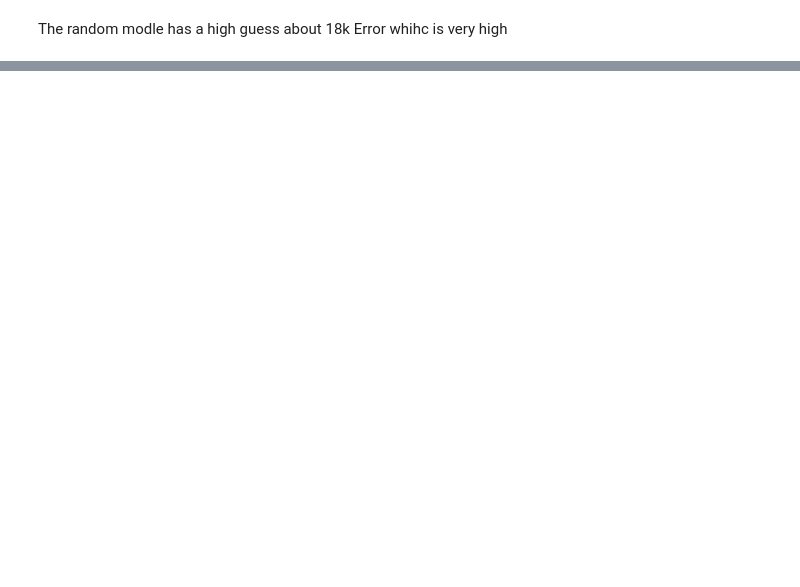
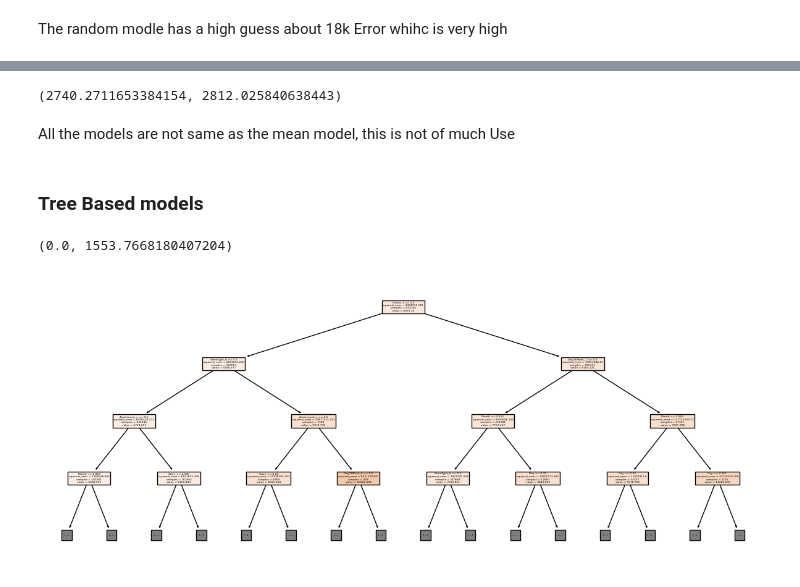
Before and after one commit to mr-ayush-agrawal/MachineLearningBasics, a Jupyter notebook: freeCodeCamp/SalesCompetition/Sales.ipynb, the cells around one changed output, grey strips where cells are left out. Cells and saved outputs as stored; diff of their text form; code cells hidden in the pictures; blank space fills up the shorter version.

Commit message:
Training and Evaluating the models

```diff
--- a/freeCodeCamp/SalesCompetition/Sales.ipynb
+++ b/freeCodeCamp/SalesCompetition/Sales.ipynb
@@ -708,0 +786,8 @@ The random modle has a high guess about 18k Error whihc is very high
+# %%
+tryModel(SGDRegressor())
+# %% [output]
+(2740.2711653384154, 2812.025840638443)
+# %% [markdown]
+All the models are not same as the mean model, this is not of much Use
+# %% [markdown]
+### Tree Based models
@@ -708,0 +796,13 @@ The random modle has a high guess about 18k Error whihc is very high
+# %%
+tree = DecisionTreeRegressor(random_state=61)
+tryModel(tree)
+# %% [output]
+(0.0, 1553.7668180407204)
+# %%
+draw_plot = True
+if draw_plot :
+    plt.figure(figsize= (15, 6))
+    plot_tree(tree, max_depth=3, filled=True, feature_names= num_cols+encoded_cols)
+    draw_plot = False
+# %% [output]
+[figure, added]
```
Also changed, not shown: parts of 36 cells of this notebook, 1 other file.
